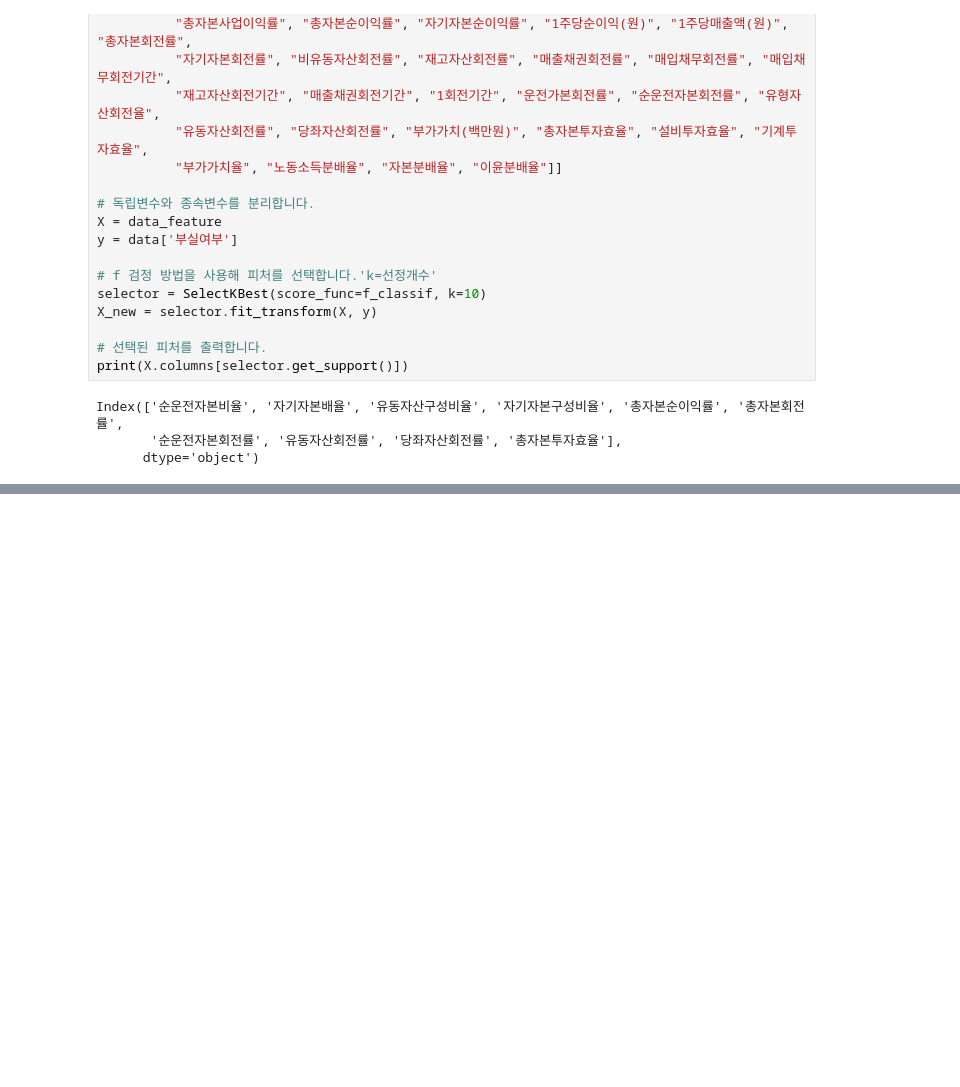
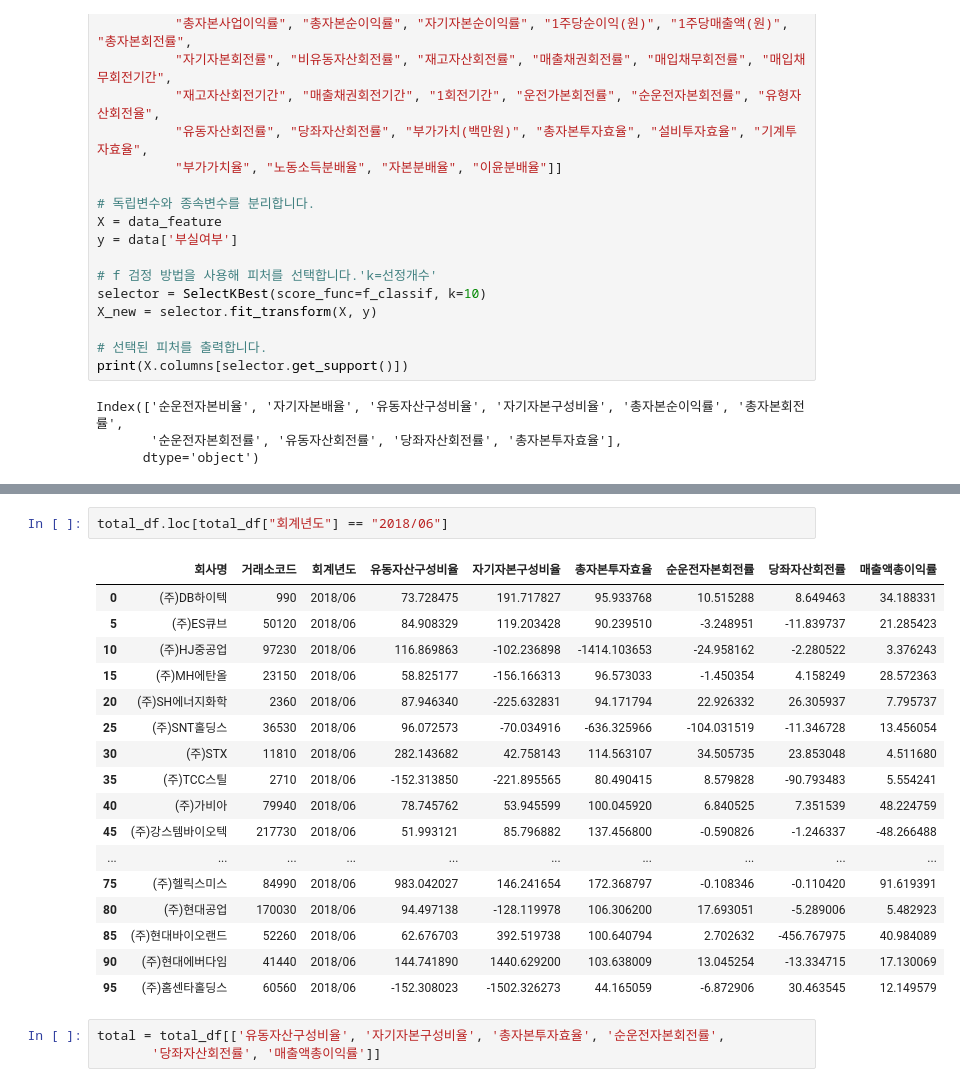
Before and after one commit to BDooHyun/ubion_python_class_01, a Jupyter notebook: 공모전/01_데이터.ipynb, the cells around one changed output, grey strips where cells are left out. Drawn from its saved outputs; the diff is of its cells as text; blank space fills up the shorter version.

```diff
--- a/공모전/01_데이터.ipynb
+++ b/공모전/01_데이터.ipynb
@@ -710,0 +889,23 @@ p-value: [3.74643297e-002 1.42573003e-159 6.57766047e-021 1.09052797e-001
+# %%
+total_df.loc[total_df["회계년도"] == "2018/06"]
+# %% [output]
+|  | 회사명 | 거래소코드 | 회계년도 | 유동자산구성비율 | 자기자본구성비율 | 총자본투자효율 | 순운전자본회전률 | 당좌자산회전률 | 매출액총이익률 |
+| 0 | (주)DB하이텍 | 990 | 2018/06 | 73.728475 | 191.717827 | 95.933768 | 10.515288 | 8.649463 | 34.188331 |
+| 5 | (주)ES큐브 | 50120 | 2018/06 | 84.908329 | 119.203428 | 90.239510 | -3.248951 | -11.839737 | 21.285423 |
+| 10 | (주)HJ중공업 | 97230 | 2018/06 | 116.869863 | -102.236898 | -1414.103653 | -24.958162 | -2.280522 | 3.376243 |
+| 15 | (주)MH에탄올 | 23150 | 2018/06 | 58.825177 | -156.166313 | 96.573033 | -1.450354 | 4.158249 | 28.572363 |
+| 20 | (주)SH에너지화학 | 2360 | 2018/06 | 87.946340 | -225.632831 | 94.171794 | 22.926332 | 26.305937 | 7.795737 |
+| 25 | (주)SNT홀딩스 | 36530 | 2018/06 | 96.072573 | -70.034916 | -636.325966 | -104.031519 | -11.346728 | 13.456054 |
+| 30 | (주)STX | 11810 | 2018/06 | 282.143682 | 42.758143 | 114.563107 | 34.505735 | 23.853048 | 4.511680 |
+| 35 | (주)TCC스틸 | 2710 | 2018/06 | -152.313850 | -221.895565 | 80.490415 | 8.579828 | -90.793483 | 5.554241 |
+| 40 | (주)가비아 | 79940 | 2018/06 | 78.745762 | 53.945599 | 100.045920 | 6.840525 | 7.351539 | 48.224759 |
+| 45 | (주)강스템바이오텍 | 217730 | 2018/06 | 51.993121 | 85.796882 | 137.456800 | -0.590826 | -1.246337 | -48.266488 |
+| ... | ... | ... | ... | ... | ... | ... | ... | ... | ... |
+| 75 | (주)헬릭스미스 | 84990 | 2018/06 | 983.042027 | 146.241654 | 172.368797 | -0.108346 | -0.110420 | 91.619391 |
+| 80 | (주)현대공업 | 170030 | 2018/06 | 94.497138 | -128.119978 | 106.306200 | 17.693051 | -5.289006 | 5.482923 |
+| 85 | (주)현대바이오랜드 | 52260 | 2018/06 | 62.676703 | 392.519738 | 100.640794 | 2.702632 | -456.767975 | 40.984089 |
+| 90 | (주)현대에버다임 | 41440 | 2018/06 | 144.741890 | 1440.629200 | 103.638009 | 13.045254 | -13.334715 | 17.130069 |
+| 95 | (주)홈센타홀딩스 | 60560 | 2018/06 | -152.308023 | -1502.326273 | 44.165059 | -6.872906 | 30.463545 | 12.149579 |
+# %%
+total = total_df[['유동자산구성비율', '자기자본구성비율', '총자본투자효율', '순운전자본회전률',
+       '당좌자산회전률', '매출액총이익률']]
```
Also changed, not shown: parts of 19 cells of this notebook, 5 other files.
